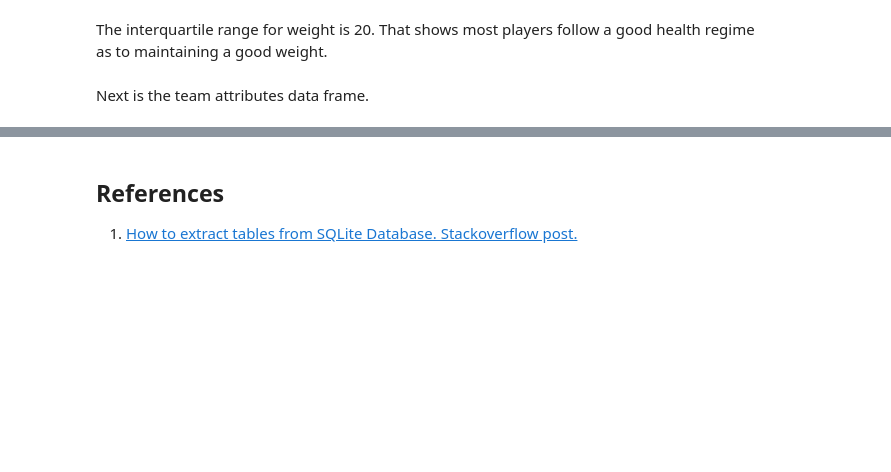
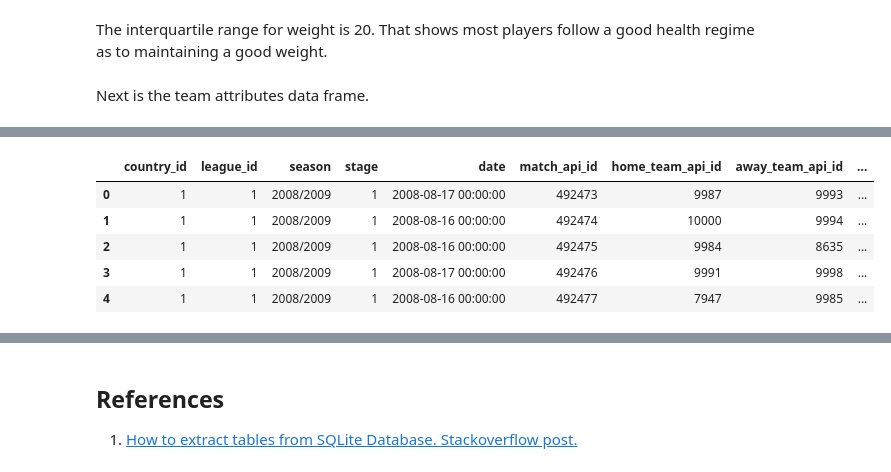
Before and after one commit to Emekadavid/european_soccer, a Jupyter notebook: notebook.ipynb, the cells around one changed output, grey strips where cells are left out. Drawn from its saved outputs; the diff is of its cells as text; code cells hidden in the pictures; blank space fills up the shorter version.

```diff
--- a/notebook.ipynb
+++ b/notebook.ipynb
@@ -531,0 +720,11 @@ Next is the team attributes data frame.
+# %%
+# the merge
+match_country = match_filtered.merge(country_df, left_on="country_id", right_on="id")
+match_country.head()
+# %% [output]
+|  | country_id | league_id | season | stage | date | match_api_id | home_team_api_id | away_team_api_id | ... |
+| 0 | 1 | 1 | 2008/2009 | 1 | 2008-08-17 00:00:00 | 492473 | 9987 | 9993 | ... |
+| 1 | 1 | 1 | 2008/2009 | 1 | 2008-08-16 00:00:00 | 492474 | 10000 | 9994 | ... |
+| 2 | 1 | 1 | 2008/2009 | 1 | 2008-08-16 00:00:00 | 492475 | 9984 | 8635 | ... |
+| 3 | 1 | 1 | 2008/2009 | 1 | 2008-08-17 00:00:00 | 492476 | 9991 | 9998 | ... |
+| 4 | 1 | 1 | 2008/2009 | 1 | 2008-08-16 00:00:00 | 492477 | 7947 | 9985 | ... |
```
Also changed, not shown: parts of 54 cells of this notebook.
